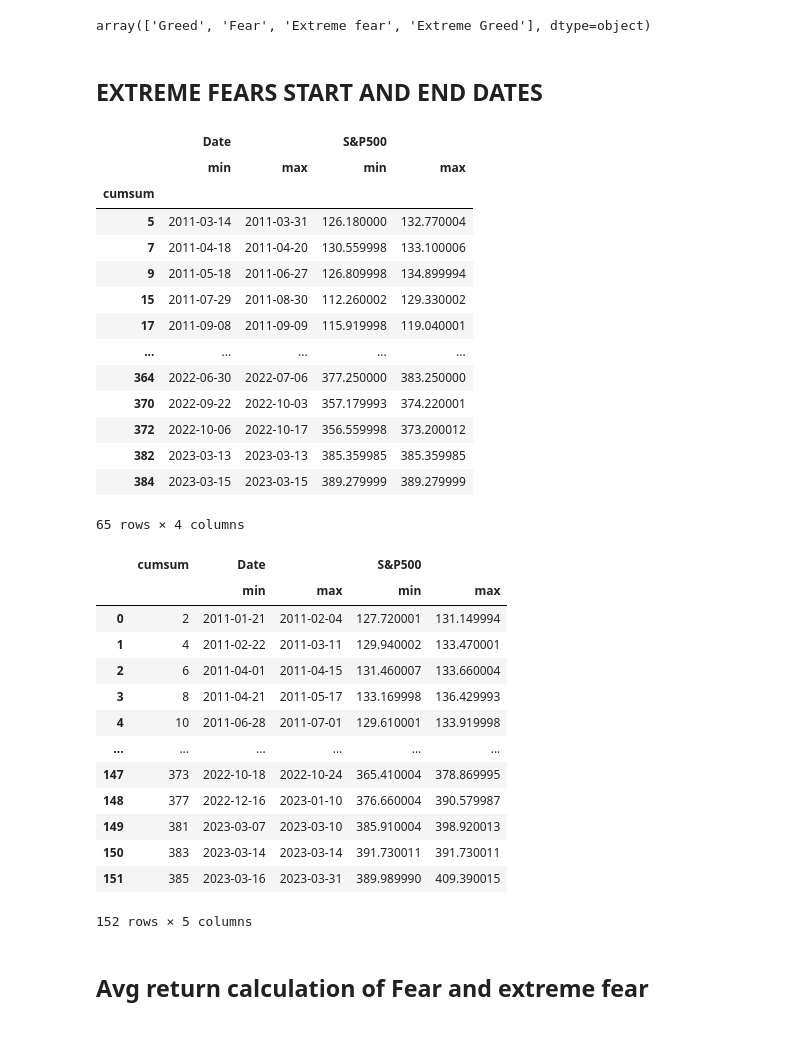
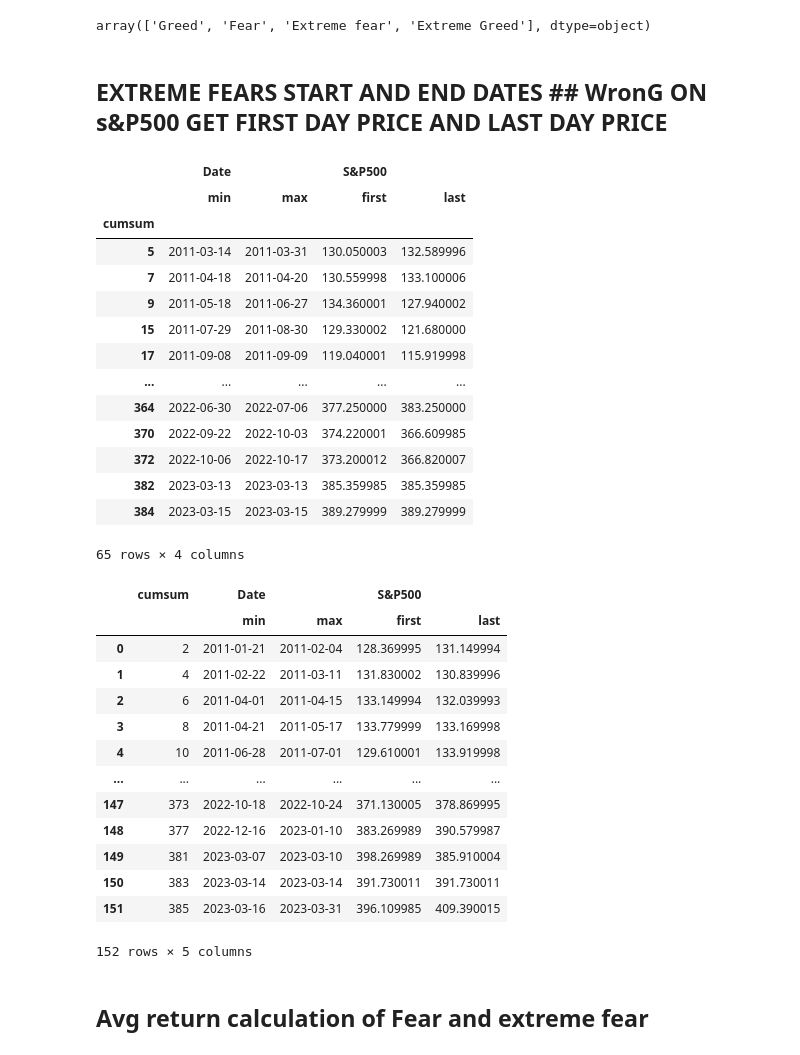
Before and after one commit to vamshi694/Trading_Bot_version_1, a Jupyter notebook: Experiment_notebooks/EDA.ipynb, the cells around one changed output. Cells and saved outputs as stored; diff of their text form; code cells hidden in the pictures.

```diff
--- a/Experiment_notebooks/EDA.ipynb
+++ b/Experiment_notebooks/EDA.ipynb
@@ -227,41 +227,41 @@ Complete_df['Fear_category'].unique()
 # %% [output]
 array(['Greed', 'Fear', 'Extreme fear', 'Extreme Greed'], dtype=object)
 # %% [markdown]
-## EXTREME FEARS START AND END DATES
+## EXTREME FEARS START AND END DATES ## WronG ON s&P500 GET FIRST DAY PRICE AND LAST DAY PRICE
 # %%
-Complete_df[Complete_df['Fear_category'] == 'Extreme fear'][['Date','cumsum','S&P500']].groupby('cumsum').agg({"Date": ["min", "max"], "S&P500": ["min", "max"]})
+Complete_df[Complete_df['Fear_category'] == 'Extreme fear'][['Date','cumsum','S&P500']].groupby('cumsum').agg({"Date": ["min", "max"], "S&P500": ['first', 'last']})
 # %% [output]
 |  | Date |  | S&P500 |  |
-|  | min | max | min | max |
+|  | min | max | first | last |
 | cumsum |  |  |  |  |
-| 5 | 2011-03-14 | 2011-03-31 | 126.180000 | 132.770004 |
+| 5 | 2011-03-14 | 2011-03-31 | 130.050003 | 132.589996 |
 | 7 | 2011-04-18 | 2011-04-20 | 130.559998 | 133.100006 |
-| 9 | 2011-05-18 | 2011-06-27 | 126.809998 | 134.899994 |
-| 15 | 2011-07-29 | 2011-08-30 | 112.260002 | 129.330002 |
-| 17 | 2011-09-08 | 2011-09-09 | 115.919998 | 119.040001 |
+| 9 | 2011-05-18 | 2011-06-27 | 134.360001 | 127.940002 |
+| 15 | 2011-07-29 | 2011-08-30 | 129.330002 | 121.680000 |
+| 17 | 2011-09-08 | 2011-09-09 | 119.040001 | 115.919998 |
 | ... | ... | ... | ... | ... |
 | 364 | 2022-06-30 | 2022-07-06 | 377.250000 | 383.250000 |
-| 370 | 2022-09-22 | 2022-10-03 | 357.179993 | 374.220001 |
-| 372 | 2022-10-06 | 2022-10-17 | 356.559998 | 373.200012 |
+| 370 | 2022-09-22 | 2022-10-03 | 374.220001 | 366.609985 |
+| 372 | 2022-10-06 | 2022-10-17 | 373.200012 | 366.820007 |
 | 382 | 2023-03-13 | 2023-03-13 | 385.359985 | 385.359985 |
 | 384 | 2023-03-15 | 2023-03-15 | 389.279999 | 389.279999 |
 65 rows × 4 columns
 # %%
-Complete_df[Complete_df['Fear_category'] == 'Fear'][['Date','cumsum','S&P500']].groupby('cumsum').agg({"Date": ["min", "max"], "S&P500": ["min", "max"]}).reset_index()
+Complete_df[Complete_df['Fear_category'] == 'Fear'][['Date','cumsum','S&P500']].groupby('cumsum').agg({"Date": ["min", "max"], "S&P500": ['first', 'last']}).reset_index()
 # %% [output]
 |  | cumsum | Date |  | S&P500 |  |
-|  |  | min | max | min | max |
-| 0 | 2 | 2011-01-21 | 2011-02-04 | 127.720001 | 131.149994 |
-| 1 | 4 | 2011-02-22 | 2011-03-11 | 129.940002 | 133.470001 |
-| 2 | 6 | 2011-04-01 | 2011-04-15 | 131.460007 | 133.660004 |
-| 3 | 8 | 2011-04-21 | 2011-05-17 | 133.169998 | 136.429993 |
+|  |  | min | max | first | last |
+| 0 | 2 | 2011-01-21 | 2011-02-04 | 128.369995 | 131.149994 |
+| 1 | 4 | 2011-02-22 | 2011-03-11 | 131.830002 | 130.839996 |
+| 2 | 6 | 2011-04-01 | 2011-04-15 | 133.149994 | 132.039993 |
+| 3 | 8 | 2011-04-21 | 2011-05-17 | 133.779999 | 133.169998 |
 | 4 | 10 | 2011-06-28 | 2011-07-01 | 129.610001 | 133.919998 |
 | ... | ... | ... | ... | ... | ... |
-| 147 | 373 | 2022-10-18 | 2022-10-24 | 365.410004 | 378.869995 |
-| 148 | 377 | 2022-12-16 | 2023-01-10 | 376.660004 | 390.579987 |
-| 149 | 381 | 2023-03-07 | 2023-03-10 | 385.910004 | 398.920013 |
+| 147 | 373 | 2022-10-18 | 2022-10-24 | 371.130005 | 378.869995 |
+| 148 | 377 | 2022-12-16 | 2023-01-10 | 383.269989 | 390.579987 |
+| 149 | 381 | 2023-03-07 | 2023-03-10 | 398.269989 | 385.910004 |
 | 150 | 383 | 2023-03-14 | 2023-03-14 | 391.730011 | 391.730011 |
-| 151 | 385 | 2023-03-16 | 2023-03-31 | 389.989990 | 409.390015 |
+| 151 | 385 | 2023-03-16 | 2023-03-31 | 396.109985 | 409.390015 |
 152 rows × 5 columns
 # %% [markdown]
 ## Avg return calculation of Fear and extreme fear
```
Also changed, not shown: parts of 5 cells of this notebook, 1 other file.
